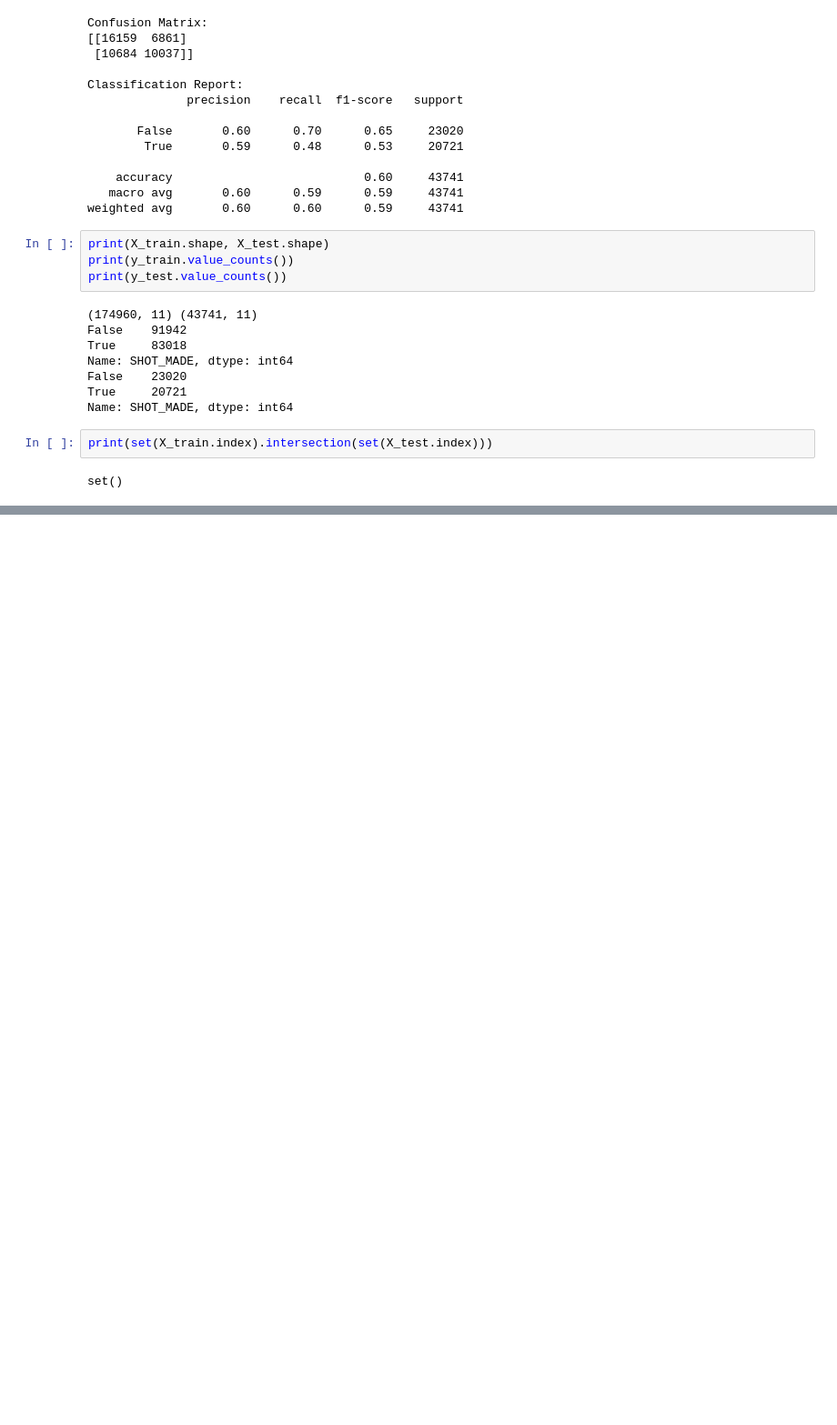
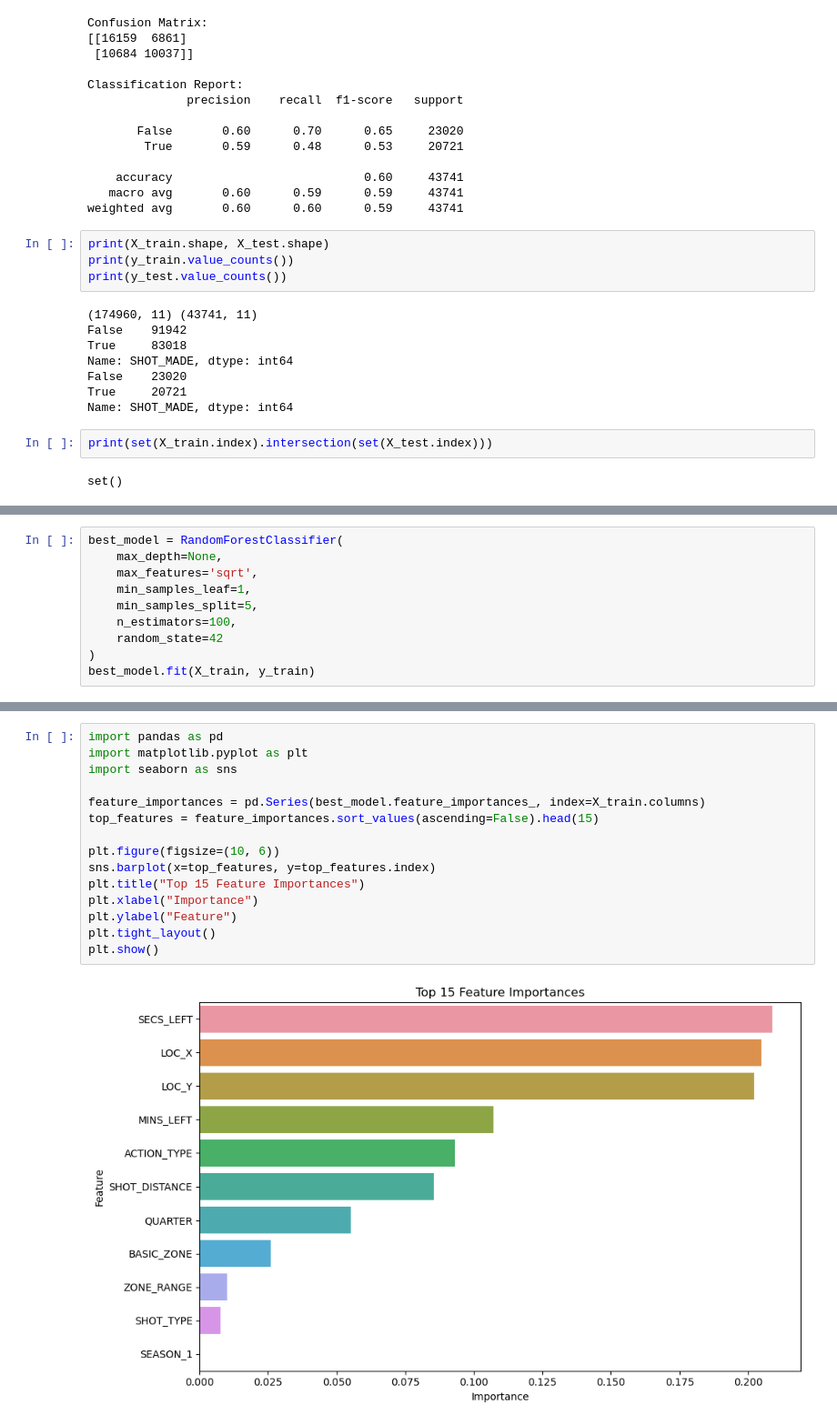
Before and after one commit to TylerKT20/NBA-Shot-Classification, a Jupyter notebook: notebooks/02_modeling.ipynb, the cells around one changed output, grey strips where cells are left out. Shown at 91% size. Cells and saved outputs as stored; diff of their text form; blank space fills up the shorter version.

```diff
--- a/notebooks/02_modeling.ipynb
+++ b/notebooks/02_modeling.ipynb
@@ -118,0 +171,10 @@ dtype: float64
+# %%
+best_model = RandomForestClassifier(
+    max_depth=None,
+    max_features='sqrt',
+    min_samples_leaf=1,
+    min_samples_split=5,
+    n_estimators=100,
+    random_state=42
+)
+best_model.fit(X_train, y_train)
@@ -118,0 +200,17 @@ dtype: float64
+# %%
+import pandas as pd
+import matplotlib.pyplot as plt
+import seaborn as sns
+
+feature_importances = pd.Series(best_model.feature_importances_, index=X_train.columns)
+top_features = feature_importances.sort_values(ascending=False).head(15)
+
+plt.figure(figsize=(10, 6))
+sns.barplot(x=top_features, y=top_features.index)
+plt.title("Top 15 Feature Importances")
+plt.xlabel("Importance")
+plt.ylabel("Feature")
+plt.tight_layout()
+plt.show()
+# %% [output]
+[figure, added]
```
Also changed, not shown: parts of 13 cells of this notebook, 1 other file.
